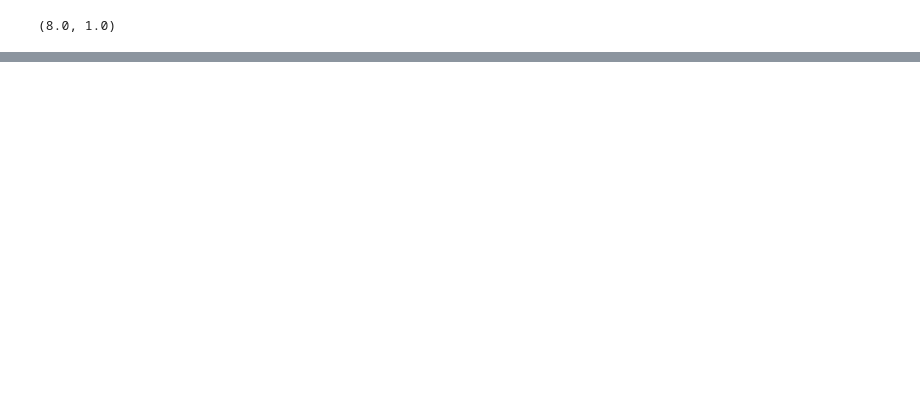
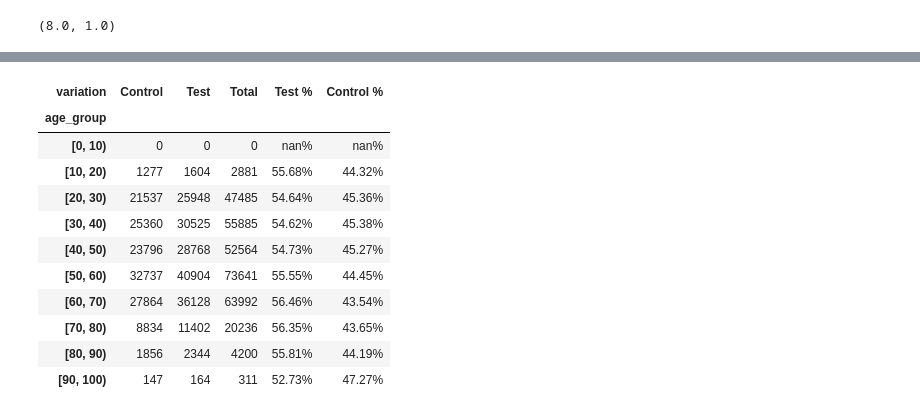
Before and after one commit to enialahcene/vanguard-ab-test, a Jupyter notebook: Benjamin.ipynb, the cells around one changed output, grey strips where cells are left out. Cells and saved outputs as stored; diff of their text form; code cells hidden in the pictures; blank space fills up the shorter version.

```diff
--- a/Benjamin.ipynb
+++ b/Benjamin.ipynb
@@ -323,0 +328,6 @@ plt.show()
+# %%
+# Realizar el merge usando el tipo de unión 'left'
+df_merged1 = df_experiment_clients.merge(df_web_data, on='client_id', how='left')
+df_final = df_merged1.merge(df_demo, on='client_id', how='left')
+df_final.dropna(subset=['variation'], inplace=True)
+df_final.shape
@@ -323,0 +491,24 @@ plt.show()
+# %%
+# Contar cuantos clientes hay en cada grupo de edad, según varitation
+df_age_group = df_final.groupby(['age_group', 'variation']).size().unstack()
+df_age_group
+
+# Ver que porcentaje representa cada grupo de edad con respecto al total
+df_age_group['Total'] = df_age_group['Control'] + df_age_group['Test']
+df_age_group['Test %'] = df_age_group['Test'] / df_age_group['Total']
+df_age_group['Control %'] = (df_age_group['Control'] / df_age_group['Total'] * 100).round(2).astype(str) + '%'
+df_age_group['Test %'] = (df_age_group['Test'] / df_age_group['Total'] * 100).round(2).astype(str) + '%'
+df_age_group
+# %% [output]
+| variation | Control | Test | Total | Test % | Control % |
+| age_group |  |  |  |  |  |
+| [0, 10) | 0 | 0 | 0 | nan% | nan% |
+| [10, 20) | 1277 | 1604 | 2881 | 55.68% | 44.32% |
+| [20, 30) | 21537 | 25948 | 47485 | 54.64% | 45.36% |
+| [30, 40) | 25360 | 30525 | 55885 | 54.62% | 45.38% |
+| [40, 50) | 23796 | 28768 | 52564 | 54.73% | 45.27% |
+| [50, 60) | 32737 | 40904 | 73641 | 55.55% | 44.45% |
+| [60, 70) | 27864 | 36128 | 63992 | 56.46% | 43.54% |
+| [70, 80) | 8834 | 11402 | 20236 | 56.35% | 43.65% |
+| [80, 90) | 1856 | 2344 | 4200 | 55.81% | 44.19% |
+| [90, 100) | 147 | 164 | 311 | 52.73% | 47.27% |
```
Also changed, not shown: parts of 18 cells of this notebook, 1 other file.
